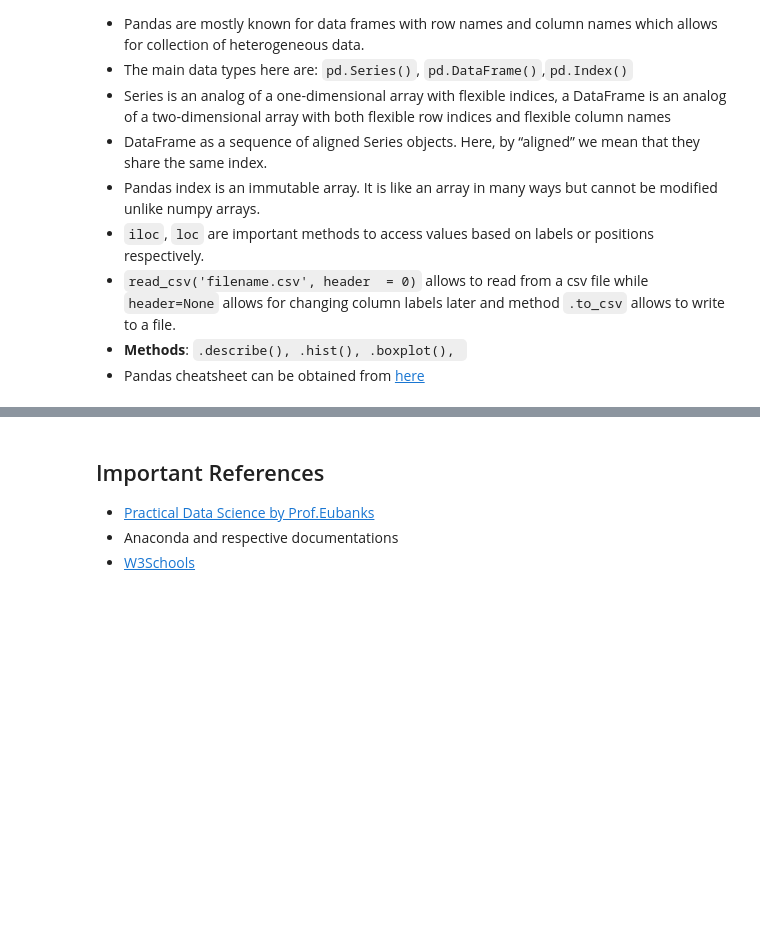
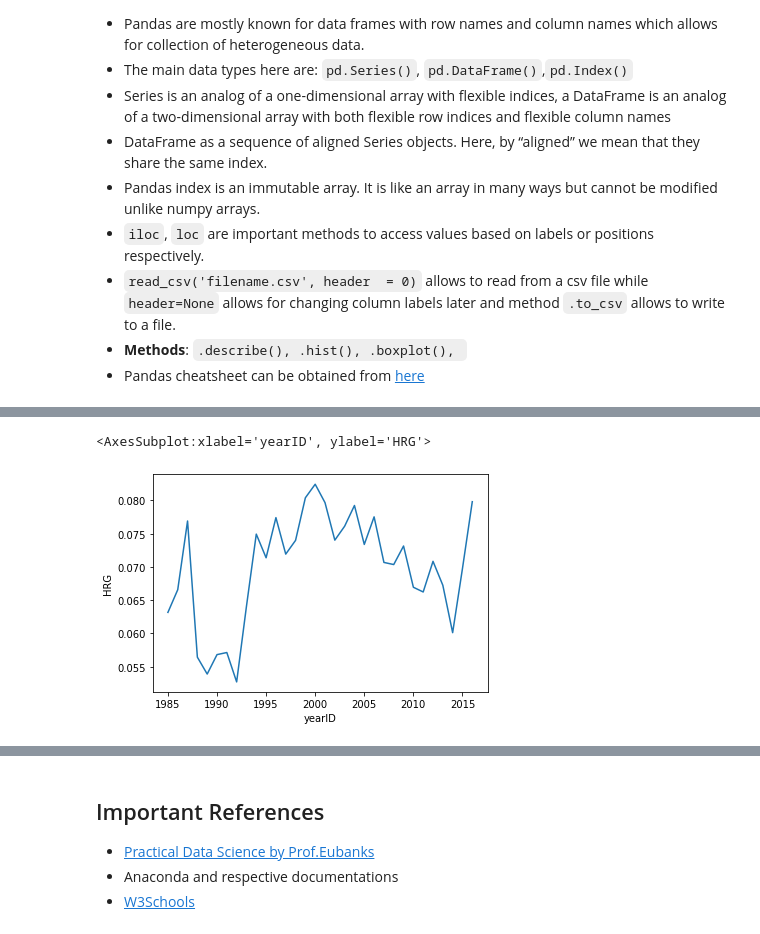
Before and after one commit to suryaeada9/ucsas_intro_python, a Jupyter notebook: UCSAS_Python.ipynb, the cells around one changed output, grey strips where cells are left out. Saved outputs shown, nothing was run; the diff lists cells and outputs as text; code cells hidden in the pictures; blank space fills up the shorter version.

```diff
--- a/UCSAS_Python.ipynb
+++ b/UCSAS_Python.ipynb
@@ -1059,0 +1168,4 @@ states.loc[:'Florida', ['population', 'density']]
+# %%
+merged1 = merged.groupby('yearID').sum()
+merged2 = merged.groupby('teamID').sum()
+merged1.head()
@@ -1059,0 +1198,5 @@ states.loc[:'Florida', ['population', 'density']]
+# %%
+sns.lineplot(data = merged1, x = 'yearID', y = 'HRG')
+# %% [output]
+<AxesSubplot:xlabel='yearID', ylabel='HRG'>
+[figure, added]
```
Also changed, not shown: parts of 53 cells of this notebook, 2 other files.
